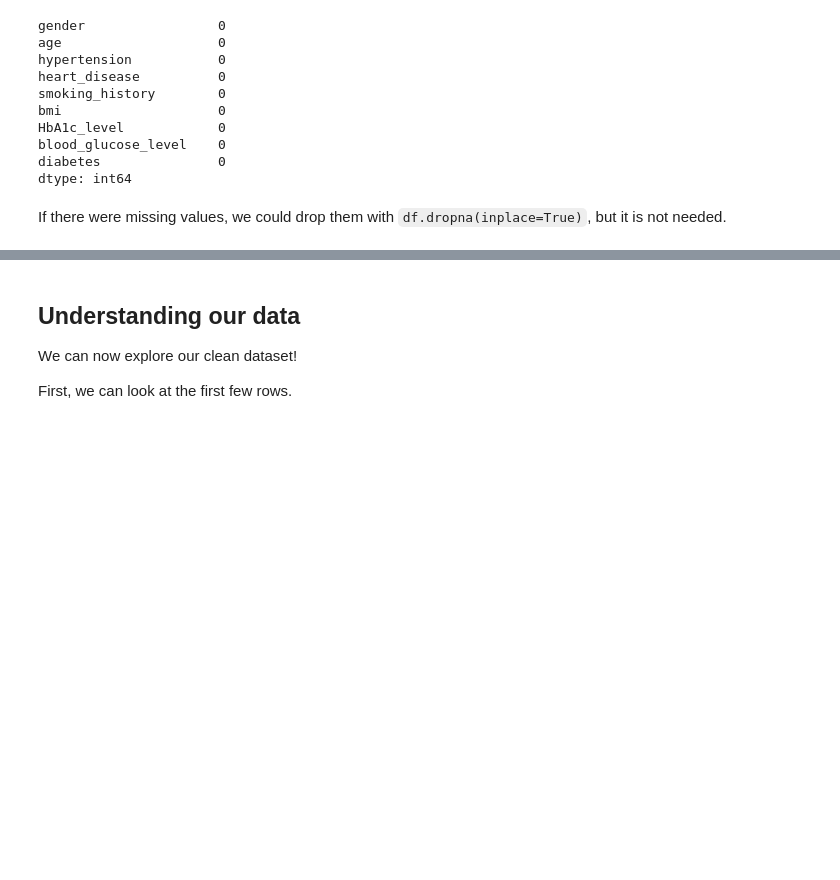
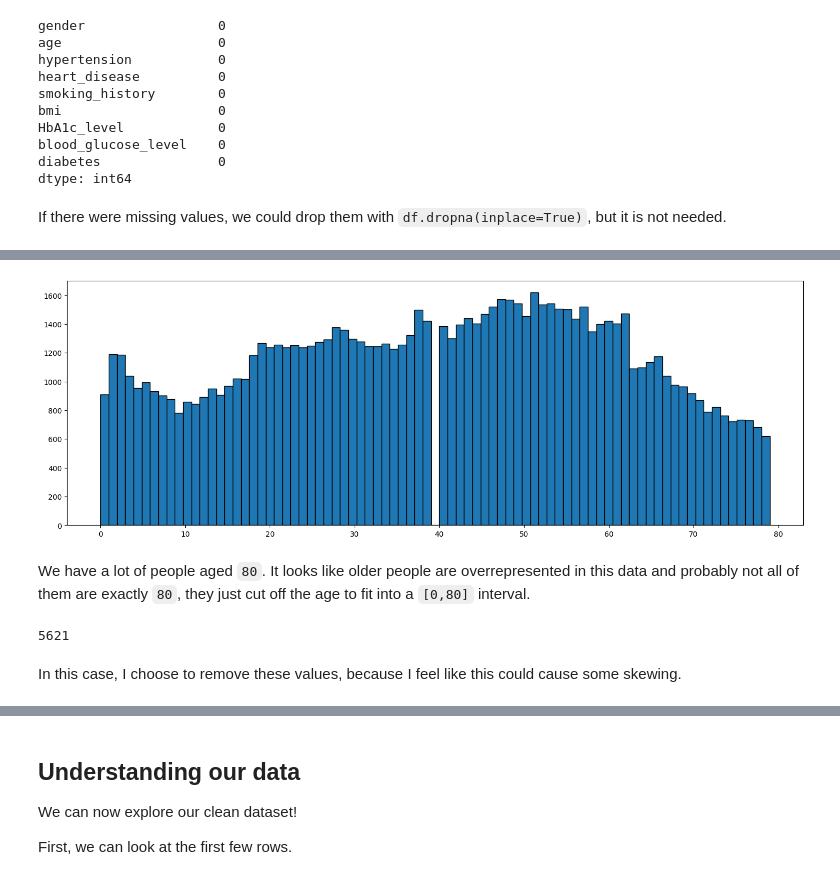
Before and after one commit to nemkin/matstat-diabetes, a Jupyter notebook: diabetes.ipynb, the cells around one changed output, grey strips where cells are left out. Cells and saved outputs as stored; diff of their text form; code cells hidden in the pictures; blank space fills up the shorter version.

```diff
--- a/diabetes.ipynb
+++ b/diabetes.ipynb
@@ -144,0 +247,16 @@ If there were missing values, we could drop them with `df.dropna(inplace=True)`,
+# %%
+values = df['age']
+counts, bins, _ = plt.hist(values, bins=81, edgecolor='black')
+
+plt.gcf().set_size_inches(18, 6)
+plt.show()
+# %% [output]
+[figure, added]
+# %% [markdown]
+We have a lot of people aged `80`. It looks like older people are overrepresented in this data and probably not all of them are exactly `80`, they just cut off the age to fit into a `[0,80]` interval.
+# %%
+df[df['age']==80]['age'].count()
+# %% [output]
+5621
+# %% [markdown]
+In this case, I choose to remove these values, because I feel like this could cause some skewing.
```
Also changed, not shown: parts of 47 cells of this notebook.
